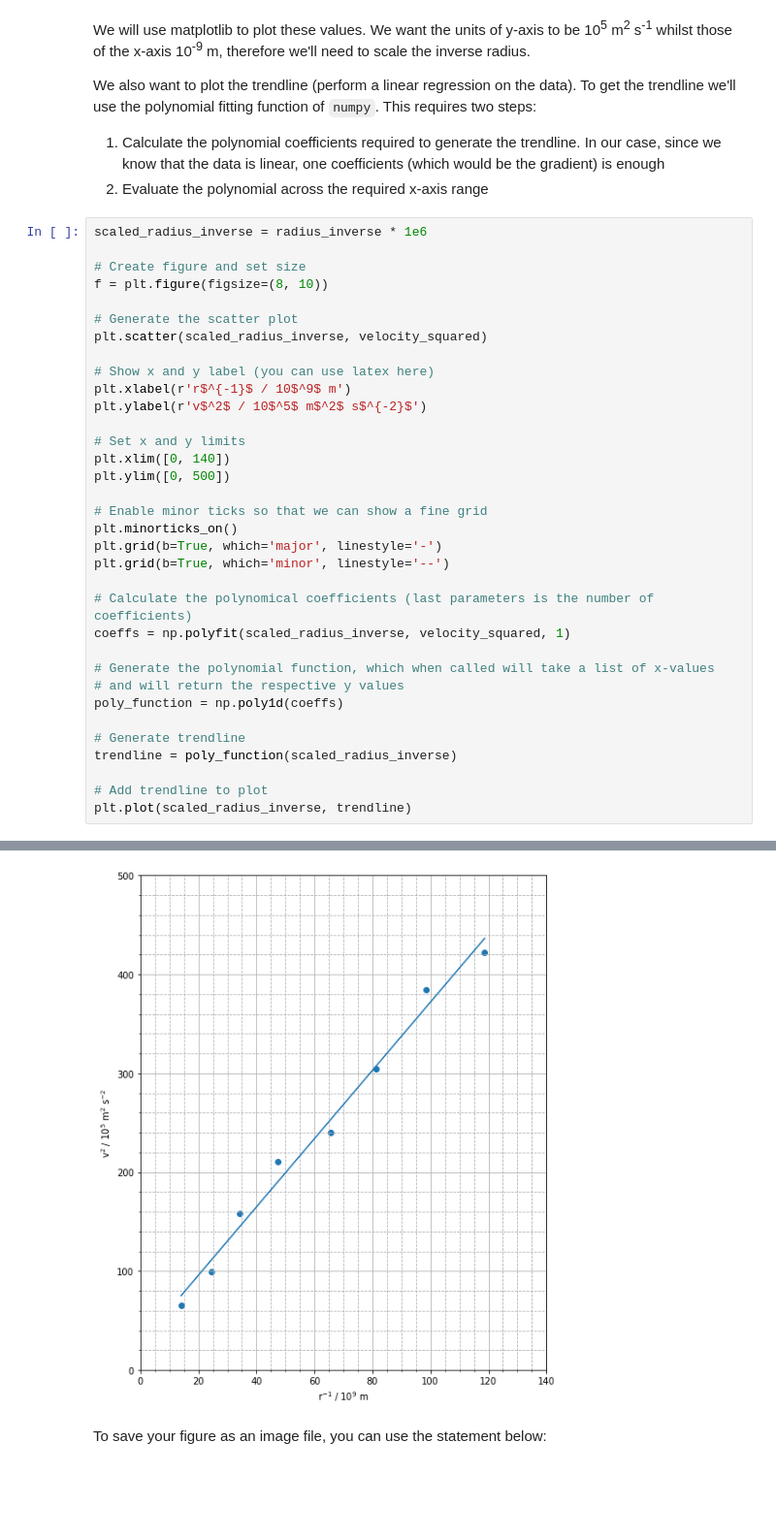
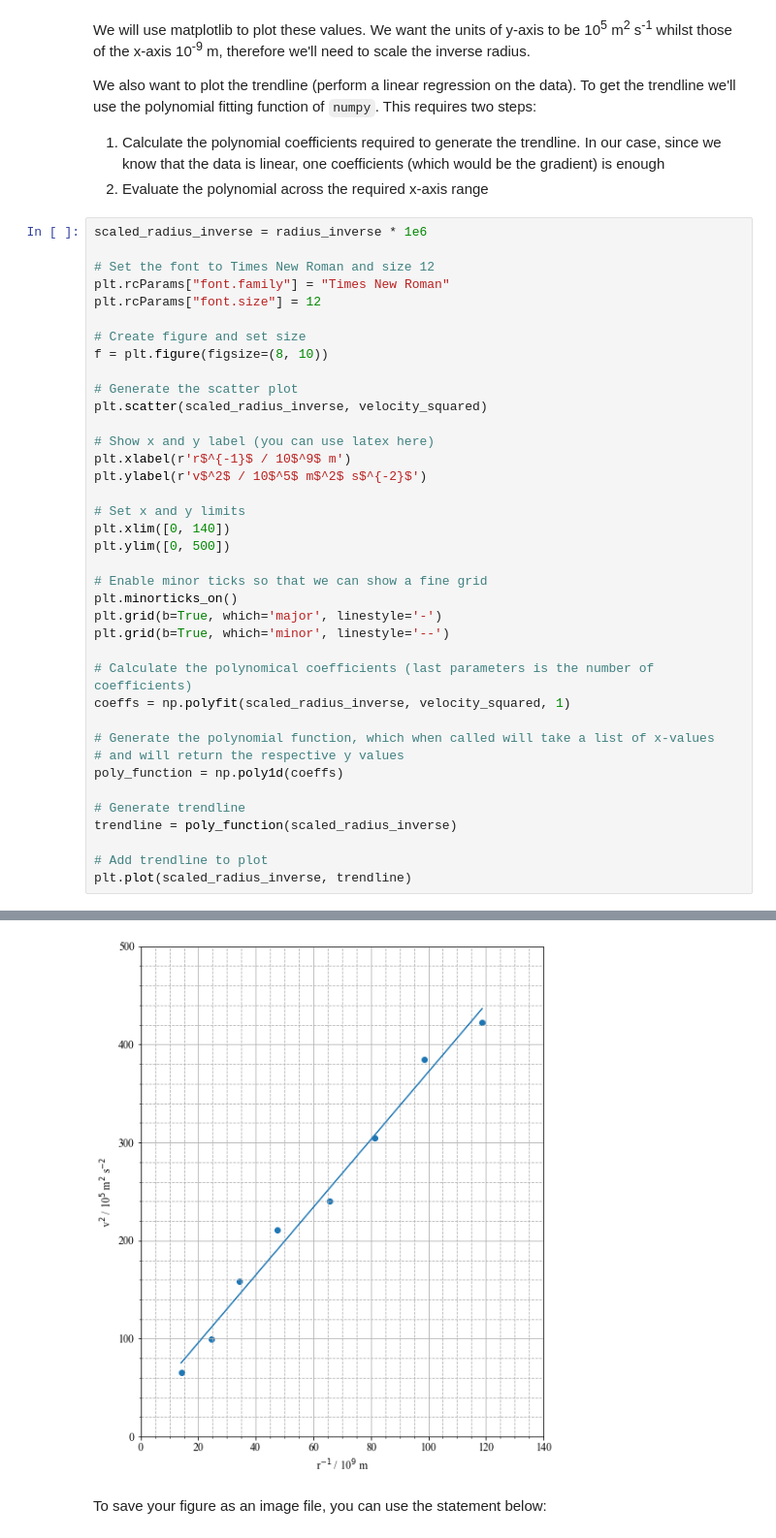
Before and after one commit to uom-lectures/PHY2230, a Jupyter notebook: data_analysis_example.ipynb, the cells around one changed output, grey strips where cells are left out. Shown at 97% size. Drawn from its saved outputs; the diff is of its cells as text; blank space fills up the shorter version.

Commit message:
Change plot font and size

```diff
--- a/data_analysis_example.ipynb
+++ b/data_analysis_example.ipynb
@@ -150,6 +150,10 @@ We also want to plot the trendline (perform a linear regression on the data). To
 2. Evaluate the polynomial across the required x-axis range
 # %%
 scaled_radius_inverse = radius_inverse * 1e6
+
+# Set the font to Times New Roman and size 12
+plt.rcParams["font.family"] = "Times New Roman"
+plt.rcParams["font.size"] = 12
 
 # Create figure and set size
 f = plt.figure(figsize=(8, 10))
@@ -157,34 +161,34 @@ f = plt.figure(figsize=(8, 10))
 # Generate the scatter plot
 plt.scatter(scaled_radius_inverse, velocity_squared)
 
 # Show x and y label (you can use latex here)
 plt.xlabel(r'r$^{-1}$ / 10$^9$ m')
 plt.ylabel(r'v$^2$ / 10$^5$ m$^2$ s$^{-2}$')
 
 # Set x and y limits
 plt.xlim([0, 140])
 plt.ylim([0, 500])
 
 # Enable minor ticks so that we can show a fine grid
 plt.minorticks_on()
 plt.grid(b=True, which='major', linestyle='-')
 plt.grid(b=True, which='minor', linestyle='--')
 
 # Calculate the polynomical coefficients (last parameters is the number of coefficients)
 coeffs = np.polyfit(scaled_radius_inverse, velocity_squared, 1)
 
 # Generate the polynomial function, which when called will take a list of x-values
 # and will return the respective y values
 poly_function = np.poly1d(coeffs)
 
 # Generate trendline
 trendline = poly_function(scaled_radius_inverse)
 
 # Add trendline to plot
 plt.plot(scaled_radius_inverse, trendline)
 # %% [output]
 [<matplotlib.lines.Line2D at 0x...>]
-[figure, old version]
+[figure, new version]
 # %% [markdown]
 To save your figure as an image file, you can use the statement below:
 # %%
```
